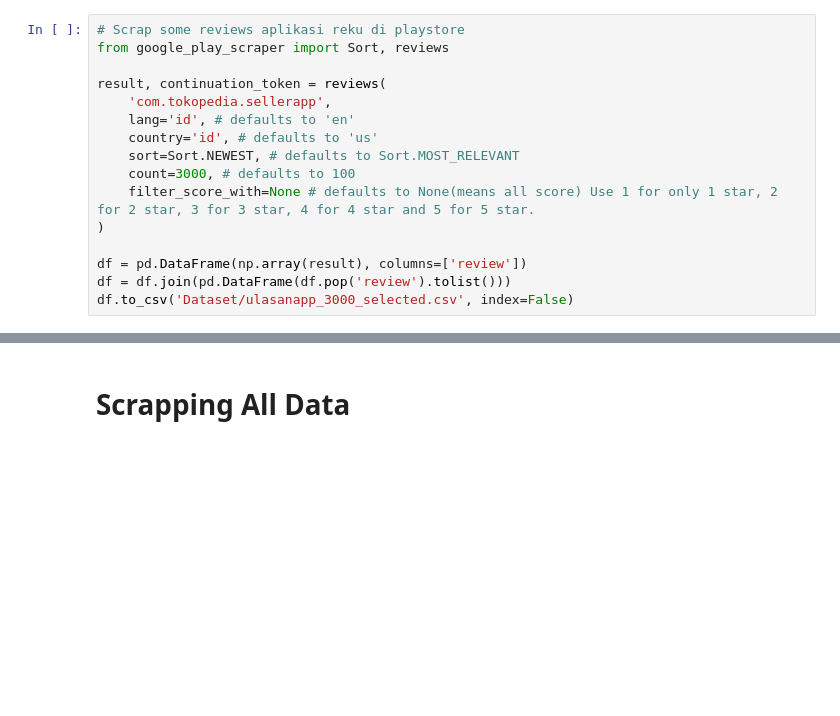
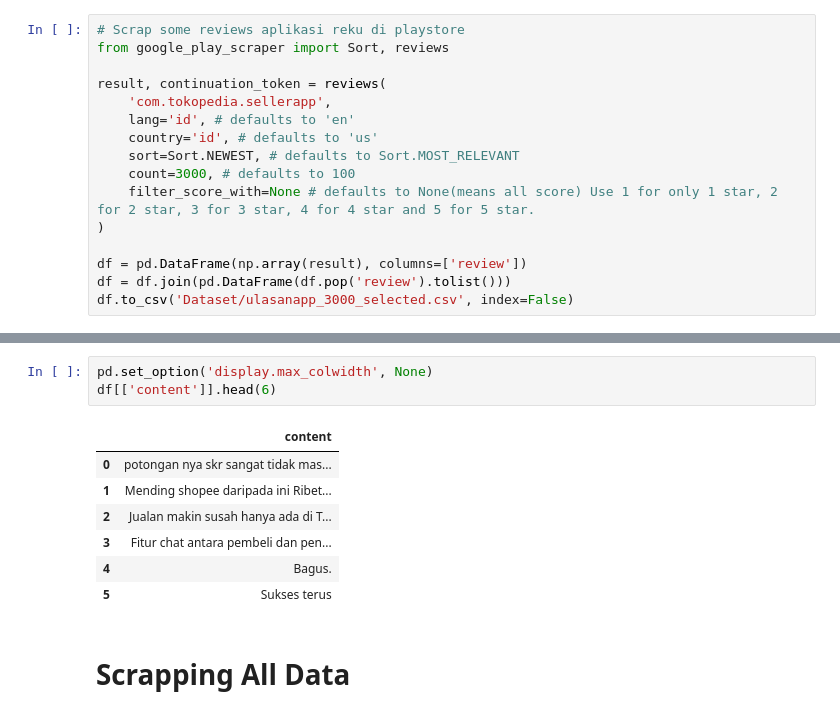
Before and after one commit to randi3281/anfipy, a Jupyter notebook: Analisis Sentimen Jurnal Pak Eri/projek1-Scraping.ipynb, the cells around one changed output, grey strips where cells are left out. Drawn from its saved outputs; the diff is of its cells as text; blank space fills up the shorter version.

```diff
--- a/Analisis Sentimen Jurnal Pak Eri/projek1-Scraping.ipynb
+++ b/Analisis Sentimen Jurnal Pak Eri/projek1-Scraping.ipynb
@@ -60,6 +61,17 @@ df
 | 2998 | c0d8d653-e4db-4880-95da-c6973677c98d | Pengguna Google | https://play-lh.googleusercontent... | Aplikasi ini sangat membantu d bi... | 5 | 0 | NaN | 2024-09-06 21:08:17 | ... |
 | 2999 | 5bdf2e2d-4459-4be9-8ef4-afbf7439a25d | Pengguna Google | https://play-lh.googleusercontent... | Pencairan dana masih terlalu lama... | 3 | 1 | 2.208.0 | 2024-09-06 20:55:59 | ... |
 3000 rows × 11 columns
+# %%
+pd.set_option('display.max_colwidth', None)
+df[['content']].head(6)
+# %% [output]
+|  | content |
+| 0 | potongan nya skr sangat tidak mas... |
+| 1 | Mending shopee daripada ini Ribet... |
+| 2 | Jualan makin susah hanya ada di T... |
+| 3 | Fitur chat antara pembeli dan pen... |
+| 4 | Bagus. |
+| 5 | Sukses terus |
 # %% [markdown]
 # Scrapping All Data
 # %%
```
Also changed, not shown: parts of 1 cell of this notebook, 3 other files.
